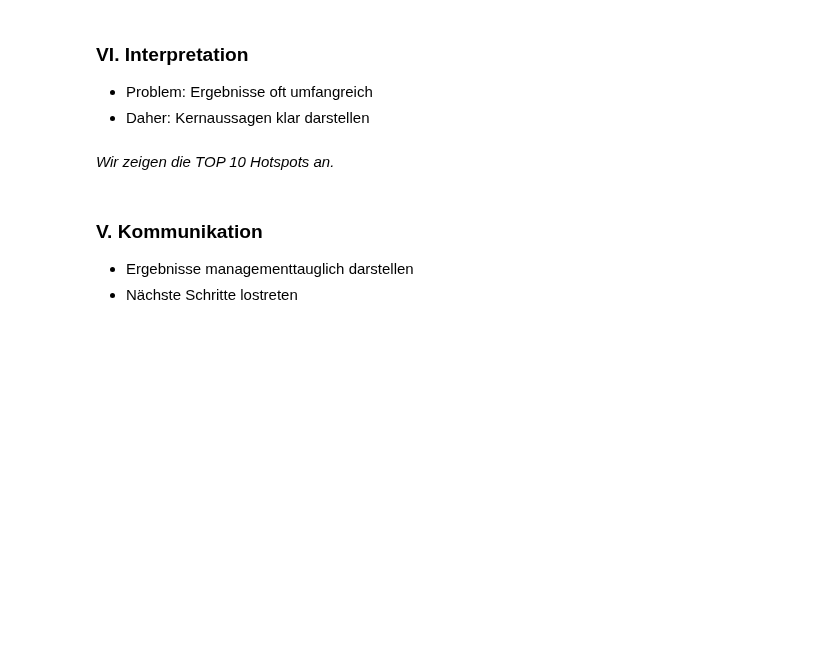
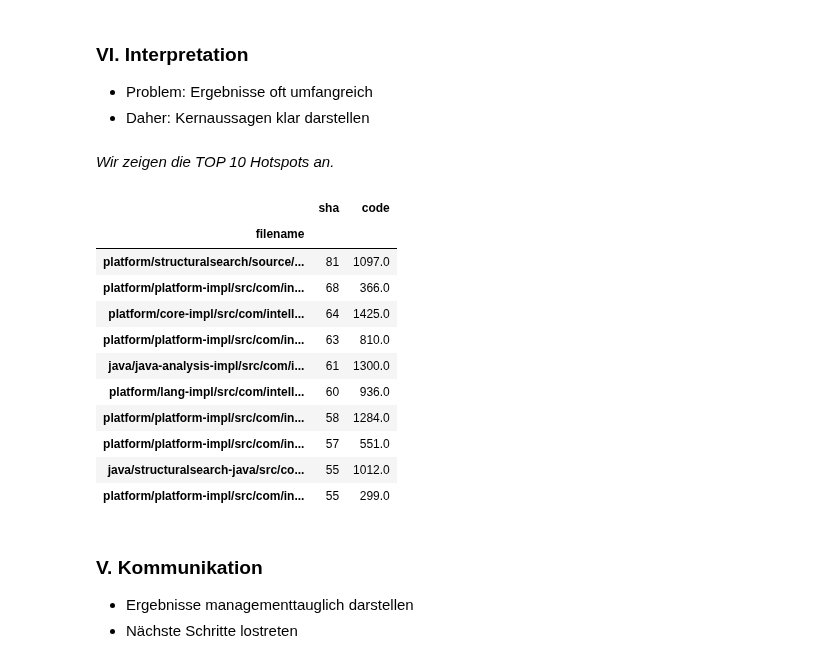
Before and after one commit to feststelltaste/software-analytics, a Jupyter notebook: demos/20190704_JFS_2019/DataScienceOnSoftwareData.ipynb, the cells around one changed output. Drawn from its saved outputs; the diff is of its cells as text; code cells hidden in the pictures; blank space fills up the shorter version.

```diff
--- a/demos/20190704_JFS_2019/DataScienceOnSoftwareData.ipynb
+++ b/demos/20190704_JFS_2019/DataScienceOnSoftwareData.ipynb
@@ -207,8 +270,21 @@ hotspots.head()
 # %% [markdown]
 *Wir zeigen die TOP 10 Hotspots an.*
 # %%
-top10_hotspots = hotspots.sort_values(by="sha", ascending=False).head(10)
-top10_hotspots
+top10 = hotspots.sort_values(by="sha", ascending=False).head(10)
+top10
+# %% [output]
+|  | sha | code |
+| filename |  |  |
+| platform/structuralsearch/source/... | 81 | 1097.0 |
+| platform/platform-impl/src/com/in... | 68 | 366.0 |
+| platform/core-impl/src/com/intell... | 64 | 1425.0 |
+| platform/platform-impl/src/com/in... | 63 | 810.0 |
+| java/java-analysis-impl/src/com/i... | 61 | 1300.0 |
+| platform/lang-impl/src/com/intell... | 60 | 936.0 |
+| platform/platform-impl/src/com/in... | 58 | 1284.0 |
+| platform/platform-impl/src/com/in... | 57 | 551.0 |
+| java/structuralsearch-java/src/co... | 55 | 1012.0 |
+| platform/platform-impl/src/com/in... | 55 | 299.0 |
 # %% [markdown]
 ### V. Kommunikation
 * Ergebnisse managementtauglich darstellen
```
Also changed, not shown: parts of 15 cells of this notebook.
